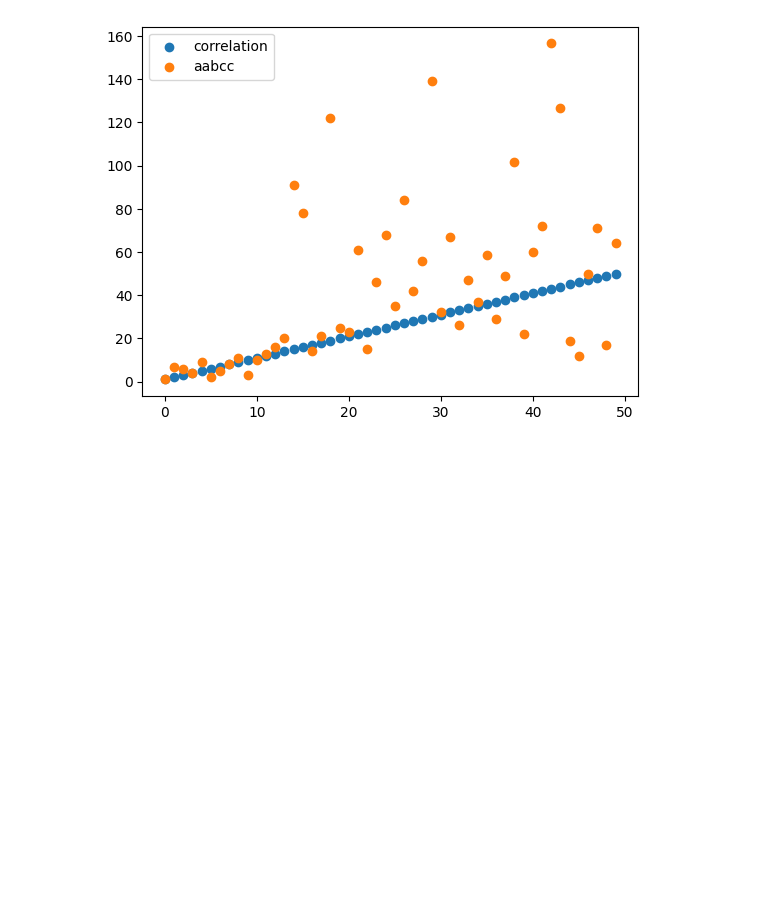
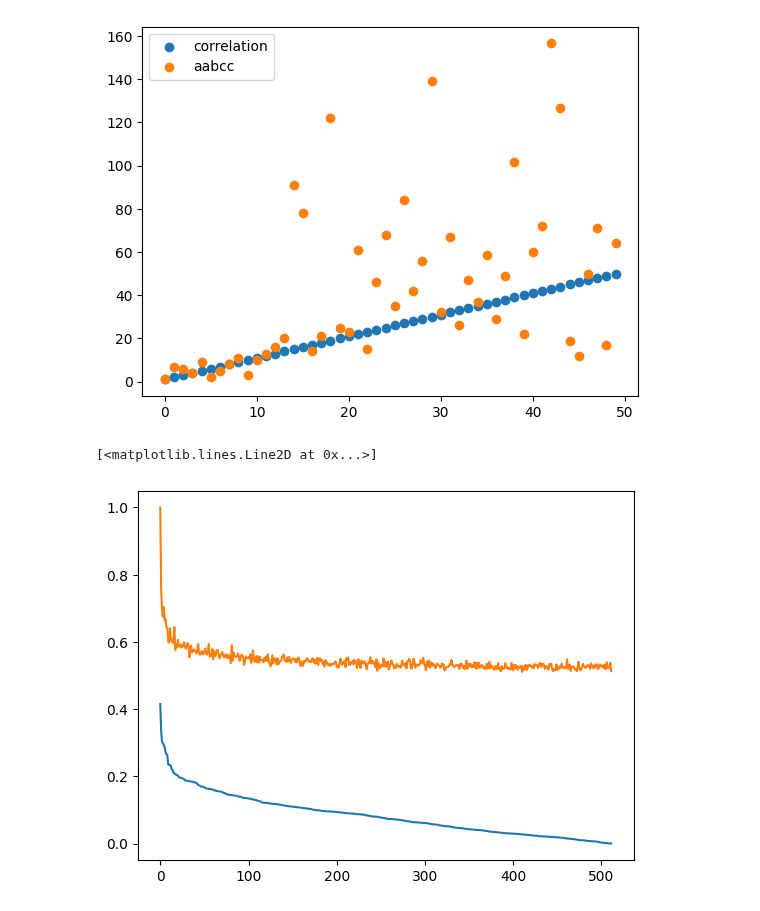
Before and after one commit to ClementineBleuze/WordEmbeddings, a Jupyter notebook: Notebooks_dim_correlation/aabcc-score-experience.ipynb, the cells around one changed output. Saved outputs shown, nothing was run; the diff lists cells and outputs as text; code cells hidden in the pictures; blank space fills up the shorter version.

Commit message:
comparing aabcc with correlation

```diff
--- a/Notebooks_dim_correlation/aabcc-score-experience.ipynb
+++ b/Notebooks_dim_correlation/aabcc-score-experience.ipynb
@@ -229,3 +231,10 @@ plt.legend()
 plt.show()
 # %% [output]
 [figure]
+# %%
+plt.plot(list(abs(nb_corr_df["correlation_with_nb"])), label="correlation")
+max_aabcc = max(list(nb_corr_df["aabcc"]))
+plt.plot(list(nb_corr_df["aabcc"]/max_aabcc), label="aabcc")
+# %% [output]
+[<matplotlib.lines.Line2D at 0x...>]
+[figure, added]
```
Also changed, not shown: parts of 1 cell of this notebook.
